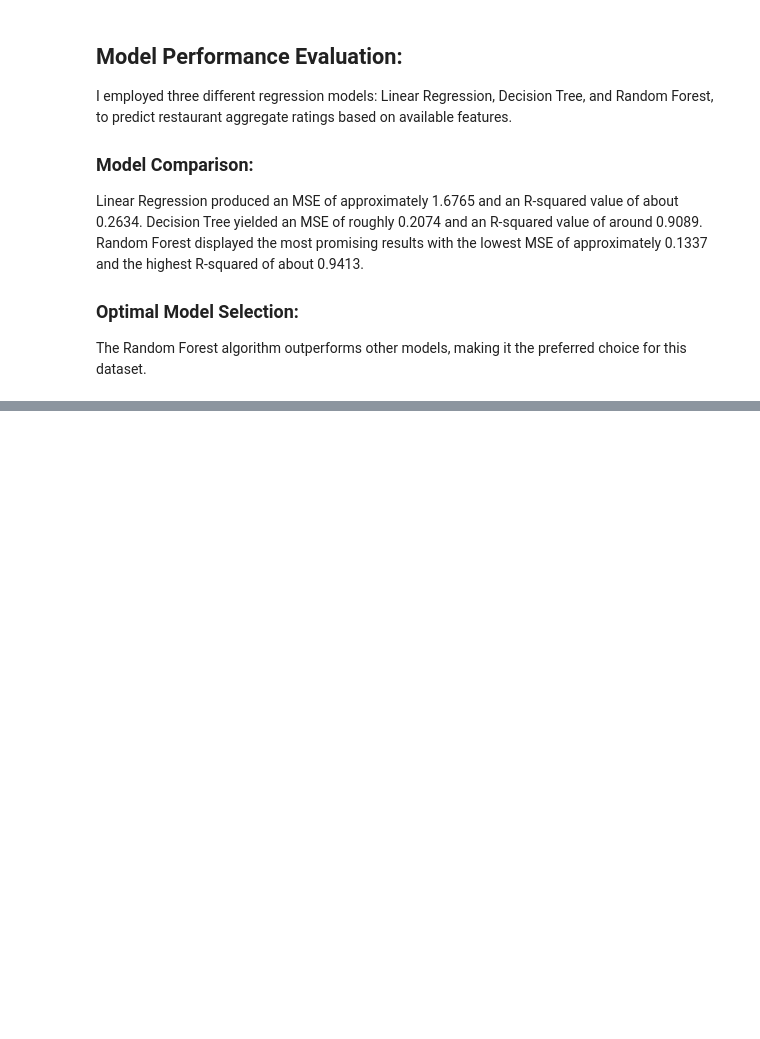
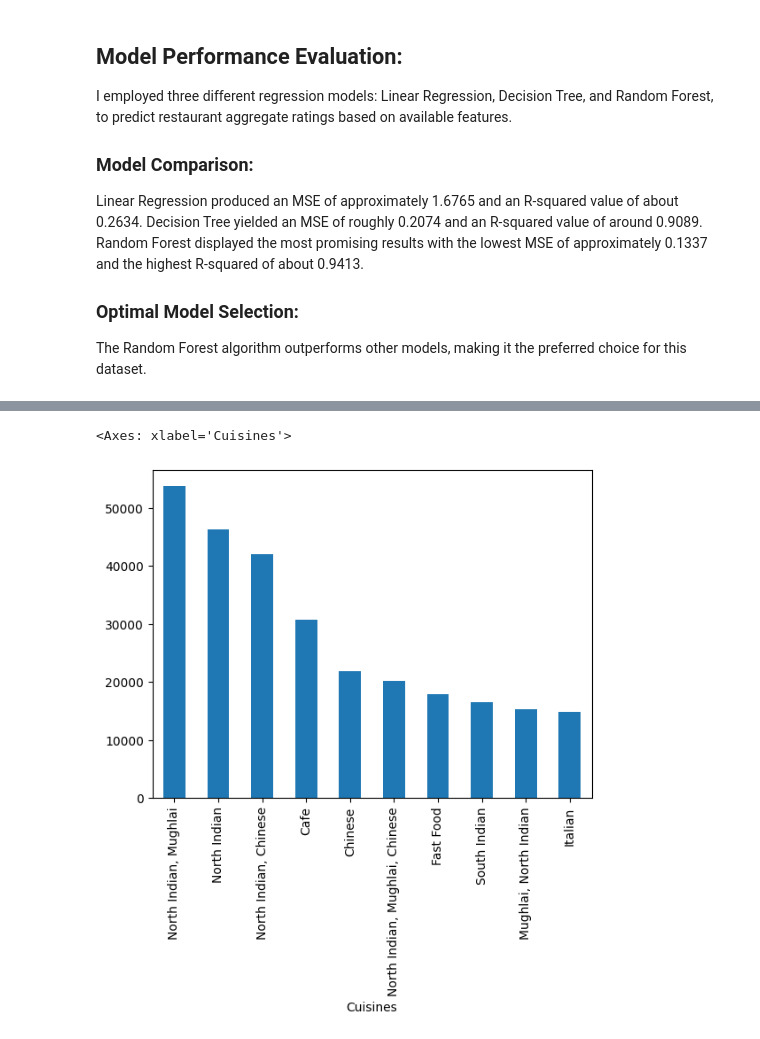
Before and after one commit to Aman811630/Data-Science-Internship-at-Cognifyz-Technologies, a Jupyter notebook: Level_03_Conifyz_Data_Science_Internship_By_Aman_Singh_ipynb.ipynb, the cells around one changed output, grey strips where cells are left out. Drawn from its saved outputs; the diff is of its cells as text; code cells hidden in the pictures; blank space fills up the shorter version.

```diff
--- a/Level_03_Conifyz_Data_Science_Internship_By_Aman_Singh_ipynb.ipynb
+++ b/Level_03_Conifyz_Data_Science_Internship_By_Aman_Singh_ipynb.ipynb
@@ -221,0 +270,8 @@ The Random Forest algorithm outperforms other models, making it the preferred ch
+# %%
+#  Identify the most popular cuisines among customers based on the number of votes.
+
+top_cuisines = df.groupby('Cuisines')['Votes'].sum().nlargest(10)
+
+# Display result
+print("Top Cuisines by Number of Votes:")
+print(top_cuisines)
@@ -221,0 +292,6 @@ The Random Forest algorithm outperforms other models, making it the preferred ch
+# %%
+# for more visulization
+top_cuisines.plot(kind='bar')
+# %% [output]
+<Axes: xlabel='Cuisines'>
+[figure, added]
```
Also changed, not shown: parts of 25 cells of this notebook.
